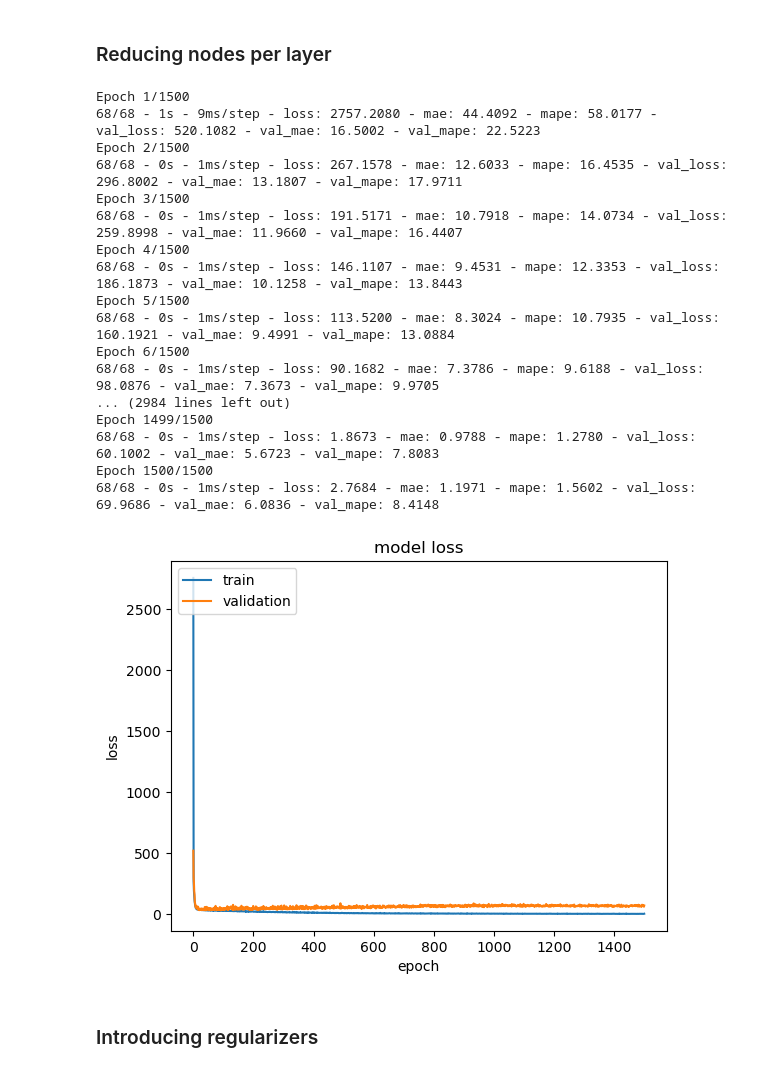
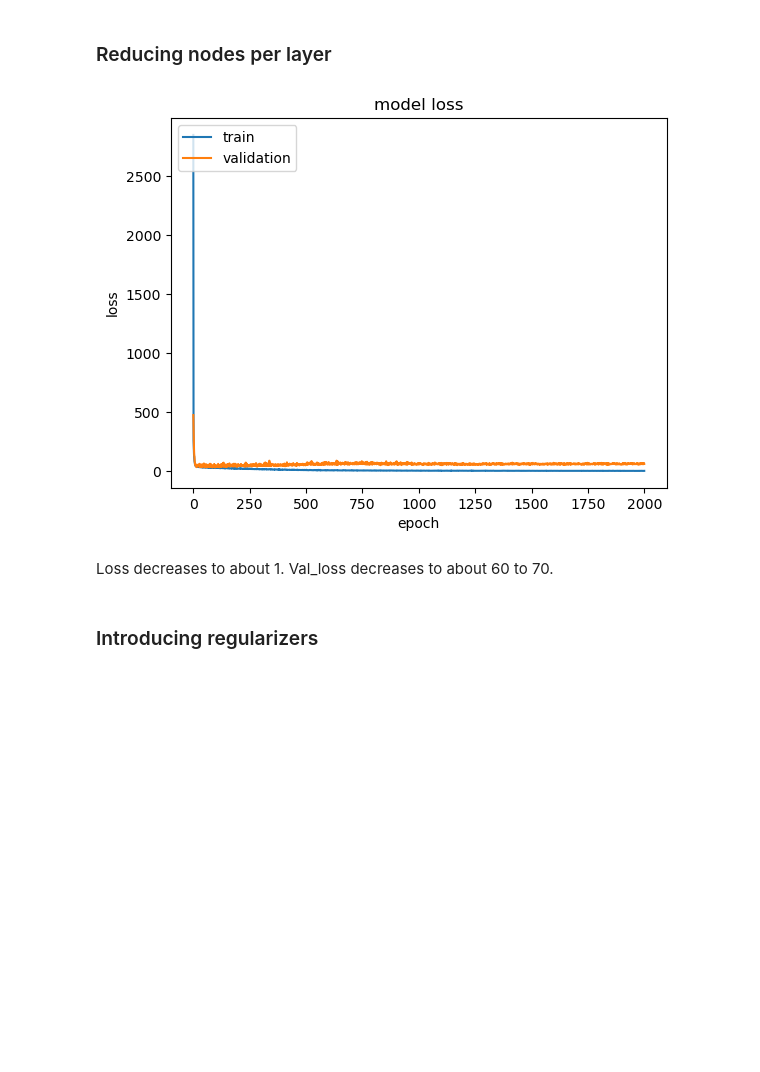
Before and after one commit to RAATIB/Capstone-Final-Report, a Jupyter notebook: spotify analysis Raatib Tanvir Capstone ML:AI.ipynb, the cells around one changed output. Drawn from its saved outputs; the diff is of its cells as text; code cells hidden in the pictures; blank space fills up the shorter version.

```diff
--- a/spotify analysis Raatib Tanvir Capstone ML:AI.ipynb
+++ b/spotify analysis Raatib Tanvir Capstone ML:AI.ipynb
@@ -862,51 +771,37 @@ Epoch 2000/2000
 # %%
 model = Sequential([
     # Input layer: input_shape matches the number of features
     layers.Dense(200, activation='relu', input_shape=(7,)),
 
     # Hidden layer
     layers.Dense(100, activation='relu'),
 
     layers.Dense(100, activation='relu'),
 
     layers.Dense(50, activation='relu'),
 
     layers.Dense(1, activation='linear')
 ])
 np.random.seed(42)
 #Change learning rate to 0.01
 
 model.compile(optimizer = 'adam', loss = 'mse', metrics = ['mae','mape'])
-history = model.fit(X,y, epochs = 2000, batch_size = 20, verbose = 2, validation_split = 0.2)
+# history = model.fit(X,y, epochs = 2000, batch_size = 20, verbose = 2, validation_split = 0.2)
+history = model.fit(X,y, epochs = 2000, batch_size = 20, verbose = 0, validation_split = 0.2)
 
 
 # "Loss"
 plt.plot(history.history['loss'])
 plt.plot(history.history['val_loss'])
 plt.title('model loss')
 plt.ylabel('loss')
 plt.xlabel('epoch')
 plt.legend(['train', 'validation'], loc='upper left')
 plt.show()
 # %% [output]
-Epoch 1/1500
-68/68 - 1s - 9ms/step - loss: 2757.2080 - mae: 44.4092 - mape: 58.0177 - val_loss: 520.1082 - val_mae: 16.5002 - val_mape: 22.5223
-Epoch 2/1500
-68/68 - 0s - 1ms/step - loss: 267.1578 - mae: 12.6033 - mape: 16.4535 - val_loss: 296.8002 - val_mae: 13.1807 - val_mape: 17.9711
-Epoch 3/1500
-68/68 - 0s - 1ms/step - loss: 191.5171 - mae: 10.7918 - mape: 14.0734 - val_loss: 259.8998 - val_mae: 11.9660 - val_mape: 16.4407
-Epoch 4/1500
-68/68 - 0s - 1ms/step - loss: 146.1107 - mae: 9.4531 - mape: 12.3353 - val_loss: 186.1873 - val_mae: 10.1258 - val_mape: 13.8443
-Epoch 5/1500
-68/68 - 0s - 1ms/step - loss: 113.5200 - mae: 8.3024 - mape: 10.7935 - val_loss: 160.1921 - val_mae: 9.4991 - val_mape: 13.0884
-Epoch 6/1500
-68/68 - 0s - 1ms/step - loss: 90.1682 - mae: 7.3786 - mape: 9.6188 - val_loss: 98.0876 - val_mae: 7.3673 - val_mape: 9.9705
-... (2984 lines left out)
-Epoch 1499/1500
-68/68 - 0s - 1ms/step - loss: 1.8673 - mae: 0.9788 - mape: 1.2780 - val_loss: 60.1002 - val_mae: 5.6723 - val_mape: 7.8083
-Epoch 1500/1500
-68/68 - 0s - 1ms/step - loss: 2.7684 - mae: 1.1971 - mape: 1.5602 - val_loss: 69.9686 - val_mae: 6.0836 - val_mape: 8.4148
-[figure, old version]
+[figure, new version]
+# %% [markdown]
+Loss decreases to about 1. Val_loss decreases to about 60 to 70.
 # %% [markdown]
 ### Introducing regularizers
 # %%
```
Also changed, not shown: parts of 20 cells of this notebook.
